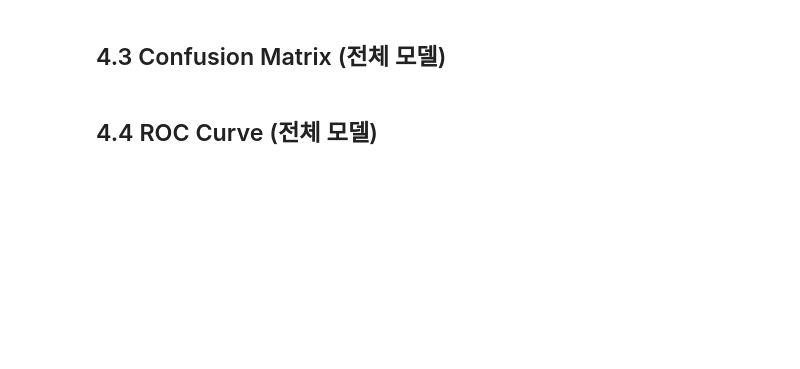
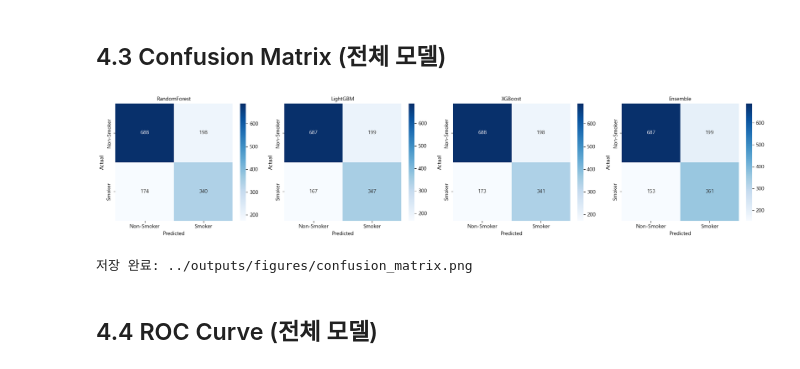
Before and after one commit to aialice-518/smoking-status-prediction, a Jupyter notebook: notebooks/04_Evaluation.ipynb, the cells around one changed output. Saved outputs shown, nothing was run; the diff lists cells and outputs as text; code cells hidden in the pictures; blank space fills up the shorter version.

```diff
--- a/notebooks/04_Evaluation.ipynb
+++ b/notebooks/04_Evaluation.ipynb
@@ -146,36 +168,32 @@ print(f'저장 완료: {FIGURE_DIR}/model_comparison.png')
 ## 4.3 Confusion Matrix (전체 모델)
 # %%
 # 마지막 fold 기준으로 각 모델 confusion matrix 시각화
-last_val_idx = fold_indices[-1]
-y_true_last  = fold_true[-1]
+y_true_last = fold_true[-1]
 
 cm_models = {}
 for name, model in sklearn_models.items():
-    model.fit(X.iloc[fold_indices[-1]], y.iloc[fold_indices[-1]])  # 마지막 fold train으로 재학습
-    # 실제로는 fold_probas 마지막 값 사용
     pred = (fold_probas[name][-1] >= 0.5).astype(int)
     cm_models[name] = confusion_matrix(y_true_last, pred)
-
-# AutoGluon
-ag_pred_last = (ag_fold_probas[-1] >= 0.5).astype(int)
-cm_models['AutoGluon Best'] = confusion_matrix(y_true_last, ag_pred_last)
 
 # Ensemble
 ens_pred_last = (ens_fold_probas[-1] >= 0.5).astype(int)
 cm_models['Ensemble'] = confusion_matrix(y_true_last, ens_pred_last)
 
-fig, axes = plt.subplots(1, 5, figsize=(22, 4))
+fig, axes = plt.subplots(1, 4, figsize=(18, 4))
 for ax, (name, cm) in zip(axes, cm_models.items()):
     sns.heatmap(cm, annot=True, fmt='d', cmap='Blues',
                 xticklabels=['Non-Smoker', 'Smoker'],
                 yticklabels=['Non-Smoker', 'Smoker'], ax=ax)
     ax.set_title(name, fontsize=10)
     ax.set_xlabel('Predicted')
     ax.set_ylabel('Actual')
 fig.tight_layout()
 fig.savefig(f'{FIGURE_DIR}/confusion_matrix.png', dpi=150, bbox_inches='tight')
 plt.show()
 print(f'저장 완료: {FIGURE_DIR}/confusion_matrix.png')
+# %% [output]
+[figure, added]
+저장 완료: ../outputs/figures/confusion_matrix.png
 # %% [markdown]
 ## 4.4 ROC Curve (전체 모델)
 # %%
```
Also changed, not shown: parts of 9 cells of this notebook, 1 other file.
